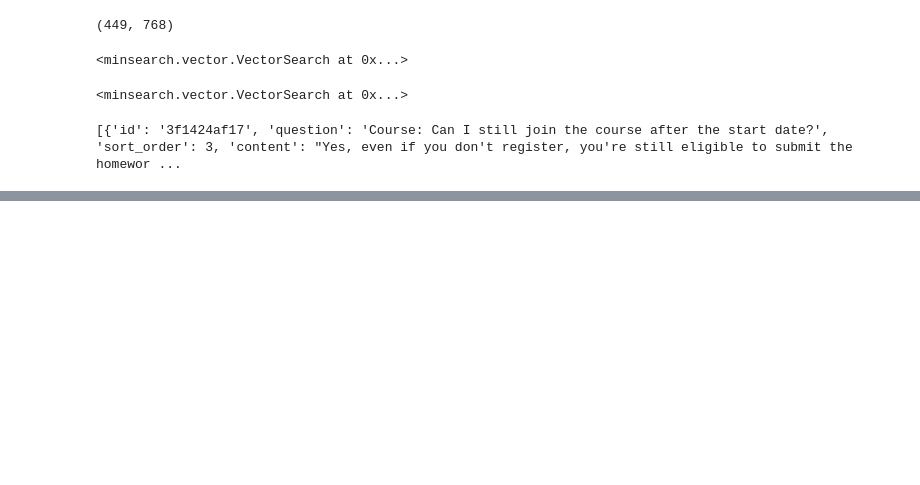
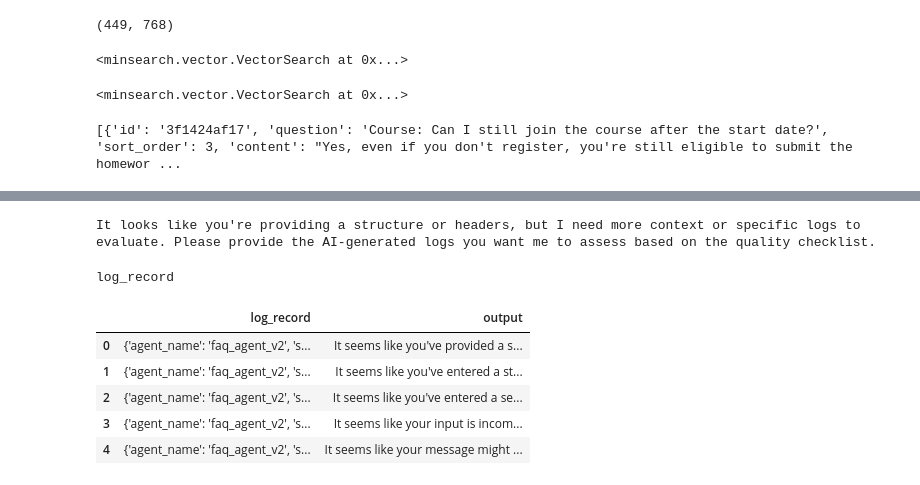
Before and after one commit to syafiqfirdaus/7-Day-AI-Agents-Email-Crash-Course, a Jupyter notebook: aihero/course/7-Day Email Course on Building AI Agents.ipynb, the cells around one changed output, grey strips where cells are left out. Saved outputs shown, nothing was run; the diff lists cells and outputs as text; code cells hidden in the pictures; blank space fills up the shorter version.

```diff
--- a/aihero/course/7-Day Email Course on Building AI Agents.ipynb
+++ b/aihero/course/7-Day Email Course on Building AI Agents.ipynb
@@ -618,0 +1233,17 @@ AgentRunResult(output="Yes, you can still join the course even after the start d
+# %%
+# Print available attributes for debugging
+print(dir(eval_result))
+print(eval_result)
+
+# Example extraction if checks are in a dict
+if hasattr(eval_result, "checks"):
+    checks = eval_result.checks
+    # If checks is a dict of {name: pass/fail}
+    if isinstance(checks, dict):
+        row.update(checks)
+    # If checks is a list of objects
+    elif isinstance(checks, list):
+        for c in checks:
+            row[c.check_name] = c.check_pass
+else:
+    print("No checks attribute found in eval_result.")
@@ -618,0 +1274,44 @@ AgentRunResult(output="Yes, you can still join the course even after the start d
+# %%
+import json
+
+# Inspect the output first
+print(eval_result.output)
+
+# Try to parse if it's a JSON string
+try:
+    output_data = json.loads(eval_result.output)
+except Exception:
+    output_data = eval_result.output
+
+# If output_data is a dict and contains 'checklist', extract checks
+if isinstance(output_data, dict) and 'checklist' in output_data:
+    checks = {c['check_name']: c['check_pass'] for c in output_data['checklist']}
+    row.update(checks)
+else:
+    # Fallback: just store the output as a string
+    row['output'] = output_data
+# %% [output]
+It looks like you're providing a structure or headers, but I need more context or specific logs to evaluate. Please provide the AI-generated logs you want me to assess based on the quality checklist.
+# %%
+import json
+from tqdm.auto import tqdm
+
+eval_results = []
+
+for log_record in tqdm(eval_set):
+    eval_result = await evaluate_log_record(eval_agent, log_record)
+    row = {}
+    row['log_record'] = log_record
+
+    try:
+        output_data = json.loads(eval_result.output)
+    except Exception:
+        output_data = eval_result.output
+
+    if isinstance(output_data, dict) and 'checklist' in output_data:
+        checks = {c['check_name']: c['check_pass'] for c in output_data['checklist']}
+        row.update(checks)
+    else:
+        row['output'] = output_data
+
+    eval_results.append(row)
@@ -618,0 +1347,16 @@ AgentRunResult(output="Yes, you can still join the course even after the start d
+# %%
+print(log_record)
+# %% [output]
+log_record
+# %%
+# Now each row is a simple key-value dictionary, so we can create a DataFrame:
+import pandas as pd
+df = pd.DataFrame(eval_results)
+df.head()
+# %% [output]
+|  | log_record | output |
+| 0 | {'agent_name': 'faq_agent_v2', 's... | It seems like you've provided a s... |
+| 1 | {'agent_name': 'faq_agent_v2', 's... | It seems like you've entered a st... |
+| 2 | {'agent_name': 'faq_agent_v2', 's... | It seems like you've entered a se... |
+| 3 | {'agent_name': 'faq_agent_v2', 's... | It seems like your input is incom... |
+| 4 | {'agent_name': 'faq_agent_v2', 's... | It seems like your message might ... |
```
Also changed, not shown: parts of 55 cells of this notebook, 11 other files.
